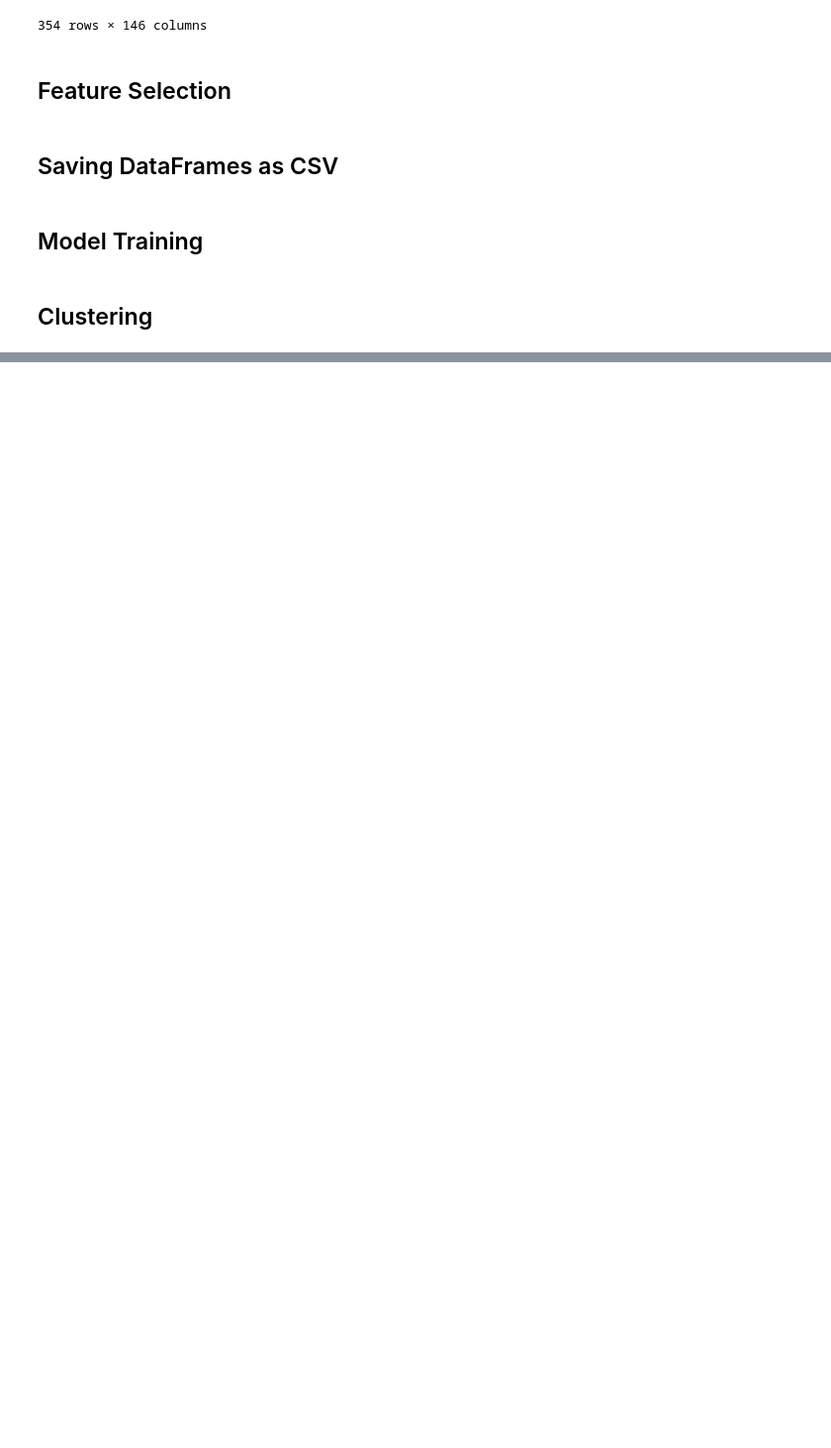
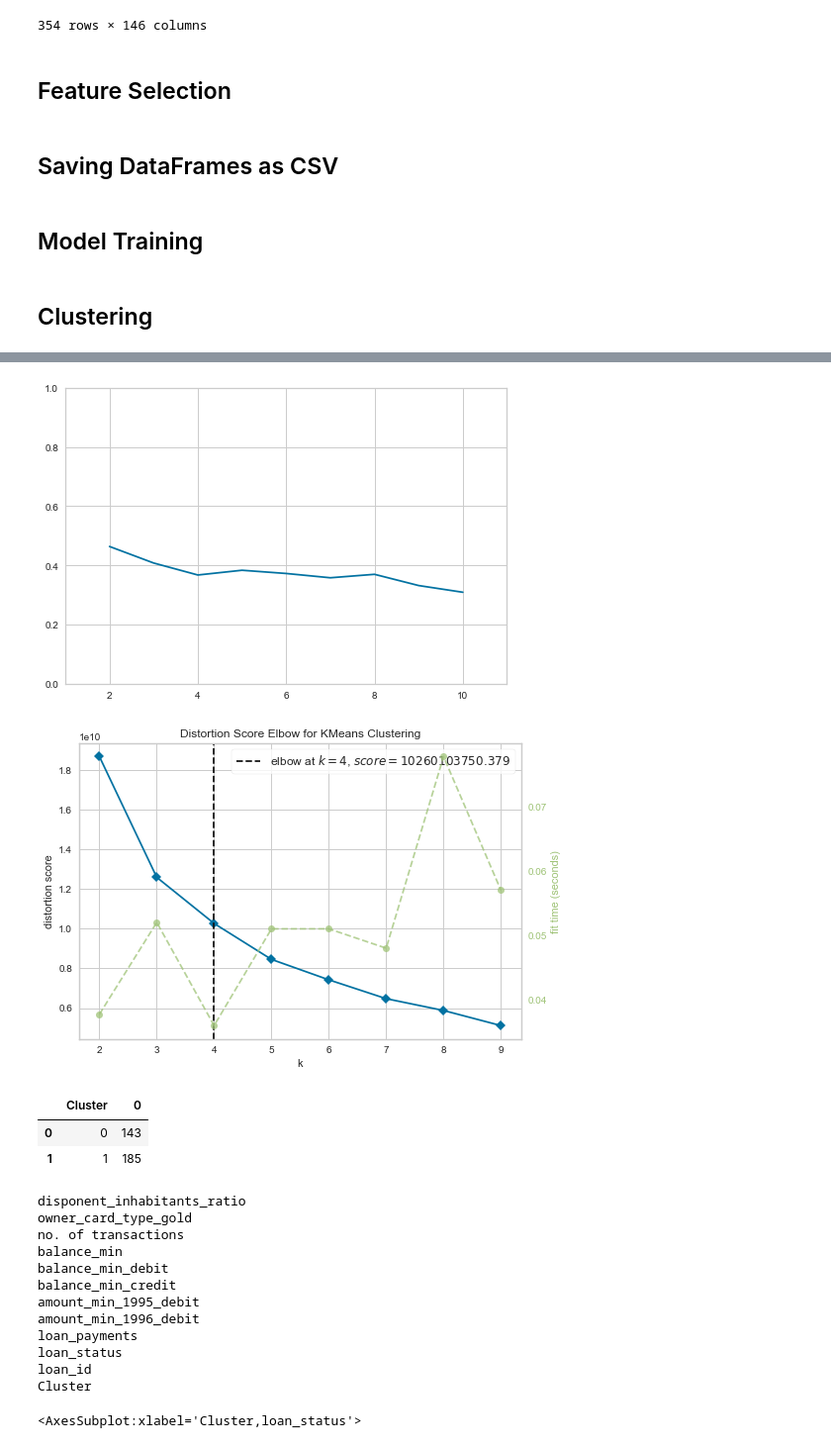
Before and after one commit to diogoabnunes/AC-Project, a Jupyter notebook: docs/notebook.ipynb, the cells around one changed output, grey strips where cells are left out. Shown at 99% size. Cells and saved outputs as stored; diff of their text form; code cells hidden in the pictures; blank space fills up the shorter version.

Commit message:
trying to understand clusters differences

```diff
--- a/docs/notebook.ipynb
+++ b/docs/notebook.ipynb
@@ -825,0 +782,65 @@ AttributeError: 'KMeans' object has no attribute 'cluster_centers_'
+# %%
+from sklearn import cluster, metrics
+from sklearn.preprocessing import StandardScaler
+from yellowbrick.cluster import KElbowVisualizer
+
+#Silhouette Score
+plt.axis([1, 11, 0, 1])
+scores = []
+for i in range(2, 11):
+    km = cluster.KMeans(n_clusters=i, init='k-means++', n_init=50, max_iter=100, random_state=42)
+    km.fit_predict(final_df)
+    score = metrics.silhouette_score(final_df, km.labels_, metric='euclidean')
+    scores.append(score)
+plt.plot(range(2,11), scores)
+plt.show()
+
+#Elbow Method
+visualizer = KElbowVisualizer(cluster.KMeans(), k=(2,10))
+
+visualizer.fit(final_df)
+visualizer.poof();
+
+#Using 5 clusters
+kmeans = cluster.KMeans(n_clusters=2)
+kmeans.fit(final_df)
+groups = kmeans.labels_
+
+clustered_df = pd.DataFrame(final_df)
+clustered_df['Cluster'] = groups
+
+## Describing Clusters
+
+#Cluster Size
+gb = clustered_df.groupby('Cluster')
+
+display(gb.size().to_frame().reset_index())
+
+# for c in clustered_df.columns:
+#     clustered_df.boxplot(column=c, by='Cluster')
+
+for c in final_df.columns:
+    print(c)
+
+#Cluster loan status
+gb_ln = clustered_df.groupby(['Cluster', 'loan_status'])
+gb_ln.size().plot(kind='bar', rot=0)
+# %% [output]
+[figure, added]
+[figure, added]
+|  | Cluster | 0 |
+| 0 | 0 | 143 |
+| 1 | 1 | 185 |
+disponent_inhabitants_ratio
+owner_card_type_gold
+no. of transactions
+balance_min
+balance_min_debit
+balance_min_credit
+amount_min_1995_debit
+amount_min_1996_debit
+loan_payments
+loan_status
+loan_id
+Cluster
+<AxesSubplot:xlabel='Cluster,loan_status'>
```
Also changed, not shown: parts of 2 cells of this notebook.
